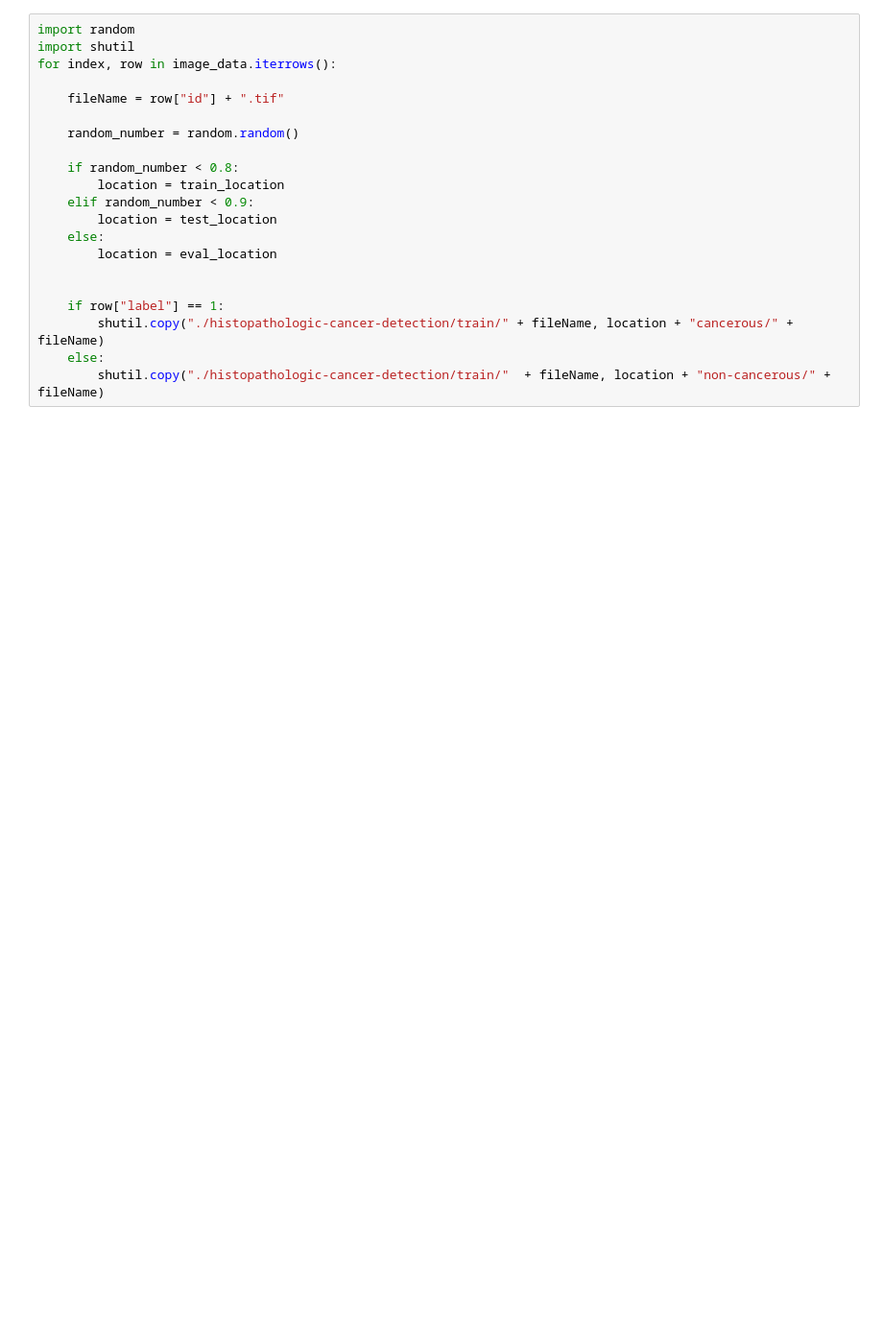
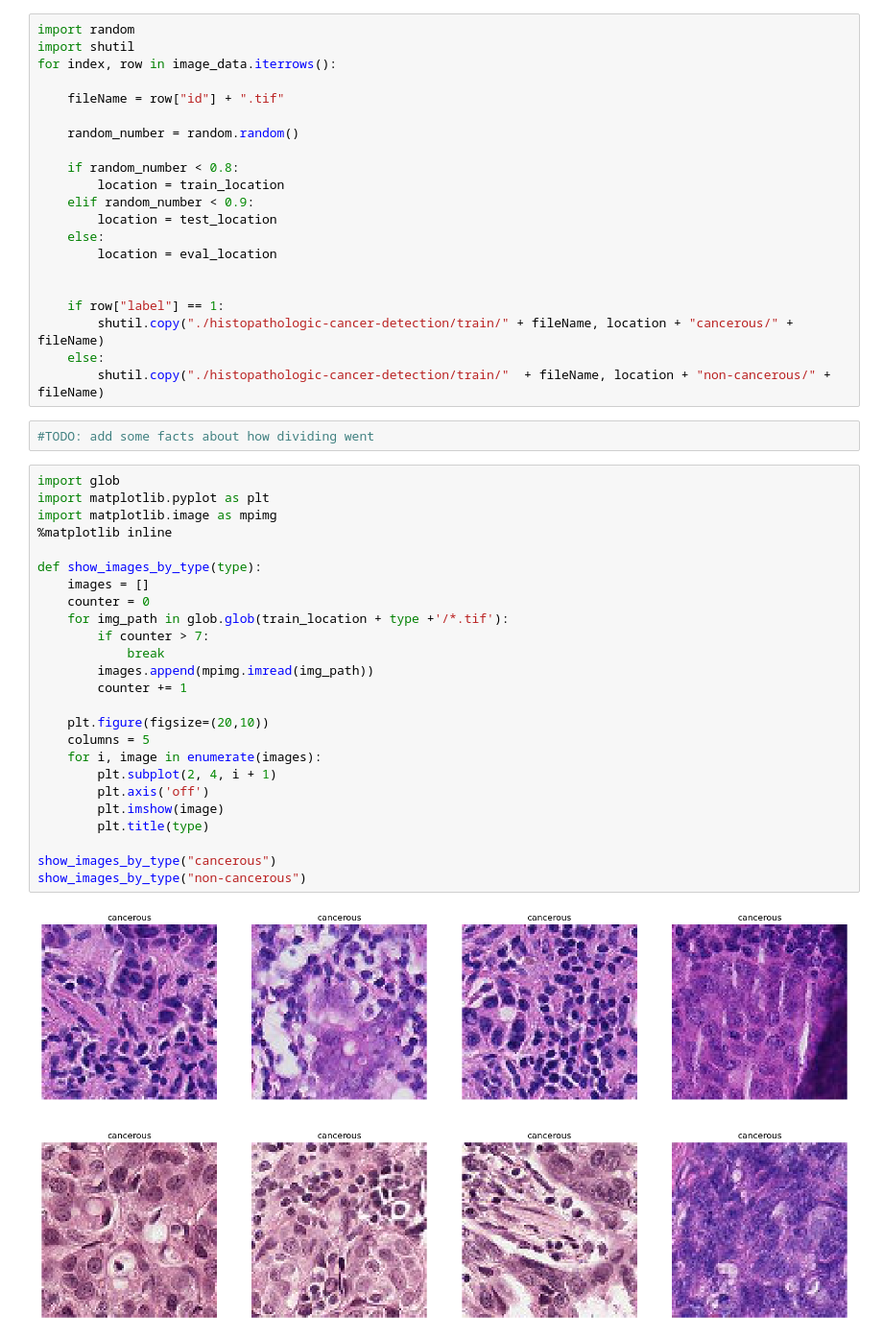
Before and after one commit to santtula123/Histopathologic-Cancer-Detection-Deep-Learning, a Jupyter notebook: 1_data_download_preprocessing.ipynb, the cells around one changed output. Shown at 96% size. Saved outputs shown, nothing was run; the diff lists cells and outputs as text; blank space fills up the shorter version.

```diff
--- a/1_data_download_preprocessing.ipynb
+++ b/1_data_download_preprocessing.ipynb
@@ -64,3 +86,32 @@ for index, row in image_data.iterrows():
         shutil.copy("./histopathologic-cancer-detection/train/" + fileName, location + "cancerous/" + fileName)
     else:
         shutil.copy("./histopathologic-cancer-detection/train/"  + fileName, location + "non-cancerous/" + fileName)
+# %%
+#TODO: add some facts about how dividing went
+# %%
+import glob
+import matplotlib.pyplot as plt
+import matplotlib.image as mpimg
+%matplotlib inline
+
+def show_images_by_type(type):
+    images = []
+    counter = 0
+    for img_path in glob.glob(train_location + type +'/*.tif'):
+        if counter > 7:
+            break
+        images.append(mpimg.imread(img_path))
+        counter += 1
+
+    plt.figure(figsize=(20,10))
+    columns = 5
+    for i, image in enumerate(images):
+        plt.subplot(2, 4, i + 1)
+        plt.axis('off')
+        plt.imshow(image)
+        plt.title(type)
+
+show_images_by_type("cancerous")
+show_images_by_type("non-cancerous")
+# %% [output]
+[figure, added]
```
Also changed, not shown: parts of 2 cells of this notebook.
